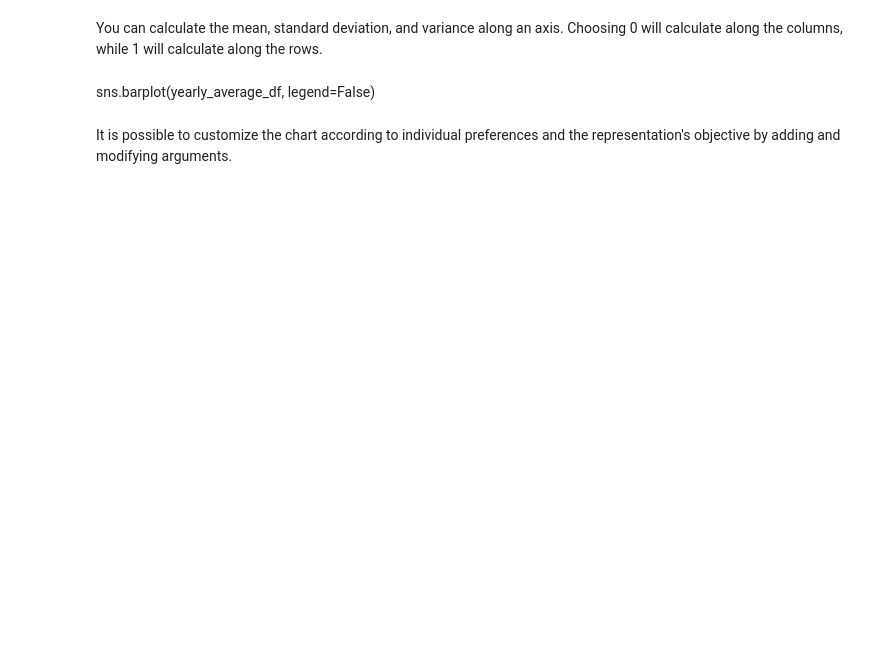
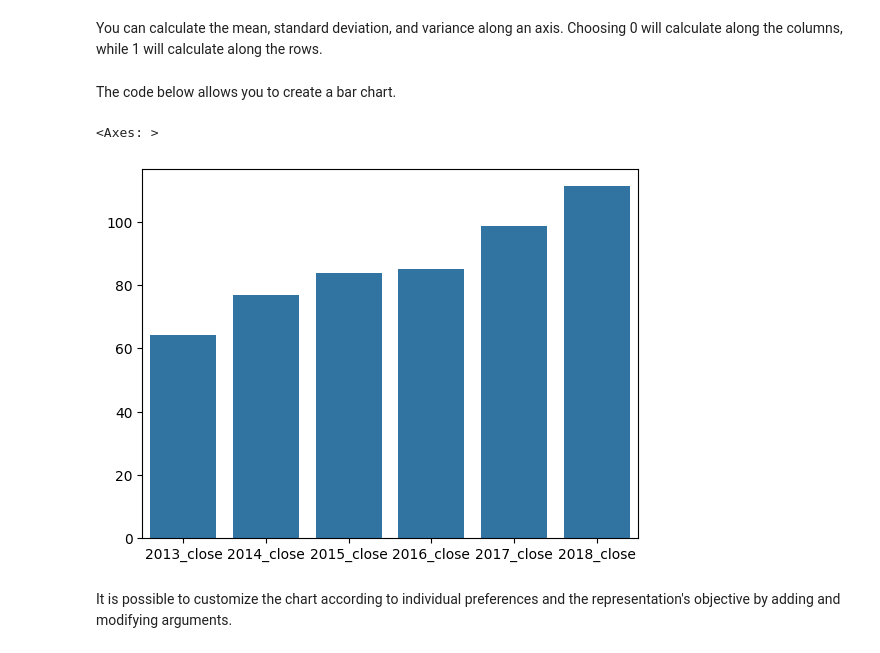
Before and after one commit to DARR97/Workshop_5_6, a Jupyter notebook: workshop.ipynb, the cells around one changed output. Saved outputs shown, nothing was run; the diff lists cells and outputs as text; code cells hidden in the pictures; blank space fills up the shorter version.

```diff
--- a/workshop.ipynb
+++ b/workshop.ipynb
@@ -157,0 +248,3 @@ reformed_df.head(5)
+# %%
+reformed_df = pd.read_csv("data/processed_stock_data.csv")
+reformed_df.head(5)
@@ -164,5 +262,11 @@ The code below allows you to create a bar chart.
-# %% [markdown]
-sns.barplot(yearly_average_df, legend=False)
+# %% [markdown]
+The code below allows you to create a bar chart.
+# %%
+import seaborn as sns
+sns.barplot(yearly_average_df, legend=False)
+# %% [output]
+<Axes: >
+[figure, added]
 # %% [markdown]
 It is possible to customize the chart according to individual preferences and the representation's objective by adding and modifying arguments.
 # %%
```
Also changed, not shown: parts of 35 cells of this notebook.
